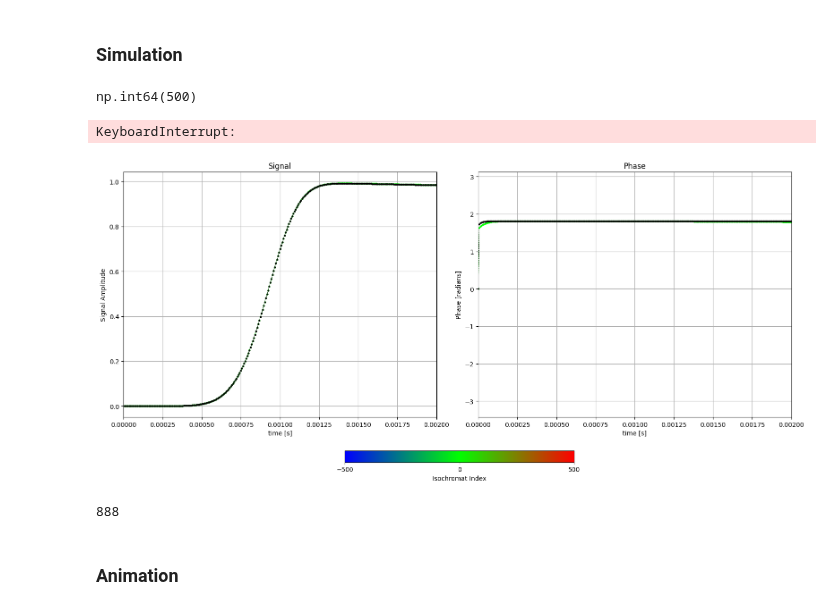
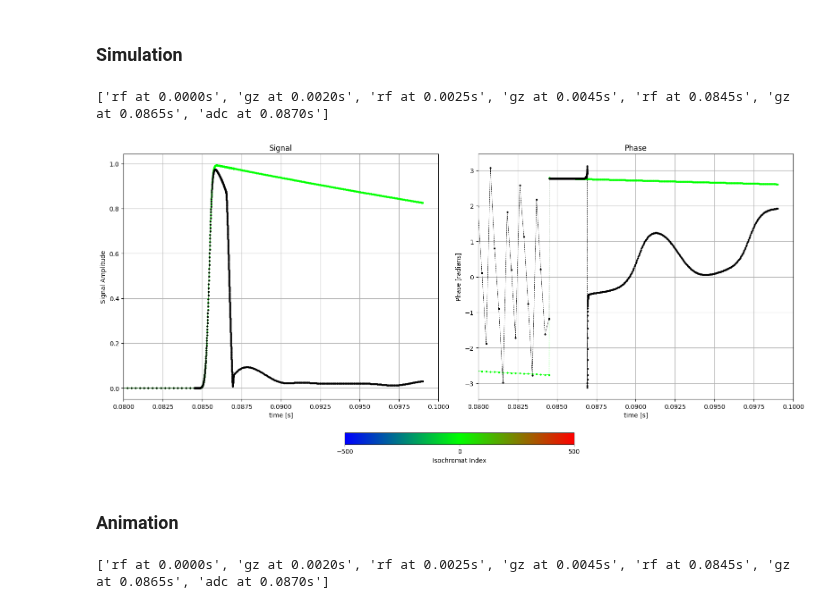
Before and after one commit to dantona02/optim, a Jupyter notebook: testing.ipynb, the cells around one changed output. Cells and saved outputs as stored; diff of their text form; code cells hidden in the pictures.

```diff
--- a/testing.ipynb
+++ b/testing.ipynb
@@ -7,30 +7,18 @@ import matplotlib.pyplot as plt
 # %%
 low = -20e-6
 high = 20e-6
-n_iso = 1000
-mean = (low + high) / 2
-std_dev = (high - low) / 6
-
-# z_pos = np.random.normal(loc=mean, scale=std_dev, size=n_iso)
+n_iso = 3000
 z_pos = np.linspace(low, high, n_iso)
 z_pos = np.append(z_pos, 0)
-z_pos = np.clip(z_pos, low, high)
 z_pos = np.sort(z_pos)
-
-# plt.plot(z_pos, 'o')
-
-np.where(z_pos == 0)[0][0]
-# %% [output]
-np.int64(500)
 # %%
-# seq_path_gauss = 'seq_lib/ETM_variation/250_ETM.seq'
-seq_path_gauss = 'seq_lib/1_ETM.seq'
+seq_path_gauss = 'seq_lib/10_ETM.seq'
 config_path = 'sim_lib/config_1pool.yaml'
 
-adc_time = 6e-3
+adc_time = 12e-3
 retun_zmag = False
 show_plot = False
-n_backlog = 2
+n_backlog = 'ALL'
 webhook = False
 plt_range = [0, 4]
 iso_select = [-5,0,5]
@@ -46,27 +34,25 @@ sim = simulate(config_file=config_path,
                    webhook=webhook,
                    plt_range=plt_range)  # simulation mac
 # %% [output]
-KeyboardInterrupt:
+['rf at 0.0000s', 'gz at 0.0020s', 'rf at 0.0025s', 'gz at 0.0045s', 'rf at 0.0845s', 'gz at 0.0865s', 'adc at 0.0870s']
 # %%
 from bmc.utils.eval import plot_sim
 time, m_z, m_z_total, m_c, m_c_total = sim.get_mag(return_cest_pool=False)
 
 iso_select = [0]
 plt_range = [0.0, 0.0353] #1ETM
 # plt_range = [0.0675, 0.074] #5ETM
 # plt_range = [0.1250, 0.141] #10ETM
 # plt_range = [0.0675, 0.09]
-plt_range = [0.00, 0.002]
+plt_range = [0.08, 0.1]
 
 # _ = plot_sim(m_out=[m_z, m_z_total], time=time, plt_range=plt_range, iso_select=iso_select)
 _ = plot_sim(m_out=[m_c, m_c_total], time=time, plt_range=plt_range, iso_select=iso_select)
 
 m_trans_plus = np.abs(m_c_total)[-900:]
 m_z_plus = m_z_total
-len(m_c_total)
 # %% [output]
-[figure, old version]
+[figure, new version]
-888
 # %% [markdown]
 ### Animation
 # %%
@@ -104,7 +81,9 @@ sim_minus = simulate(config_file=config_path,
                    return_zmag=retun_zmag,
                    iso_select=iso_select,
                    show_plot=show_plot,
-                   write_all_mag=write_all_mag,
+                   n_backlog=n_backlog,
                    webhook=webhook,
                    plt_range=plt_range)  # simulation mac
+# %% [output]
+['rf at 0.0000s', 'gz at 0.0020s', 'rf at 0.0025s', 'gz at 0.0045s', 'rf at 0.0845s', 'gz at 0.0865s', 'adc at 0.0870s']
 # %%
```
Also changed, not shown: parts of 8 cells of this notebook, 13 other files.
